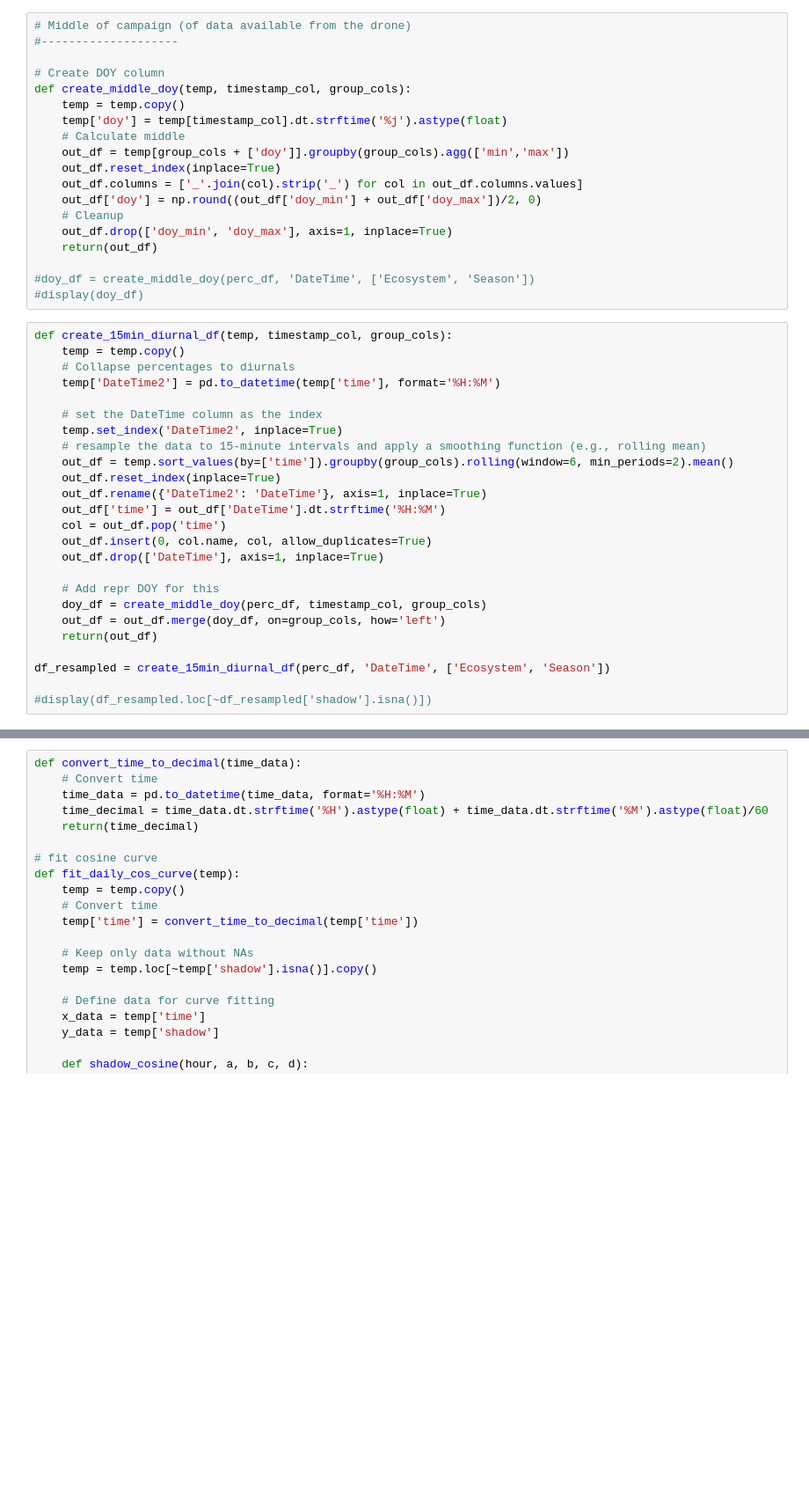
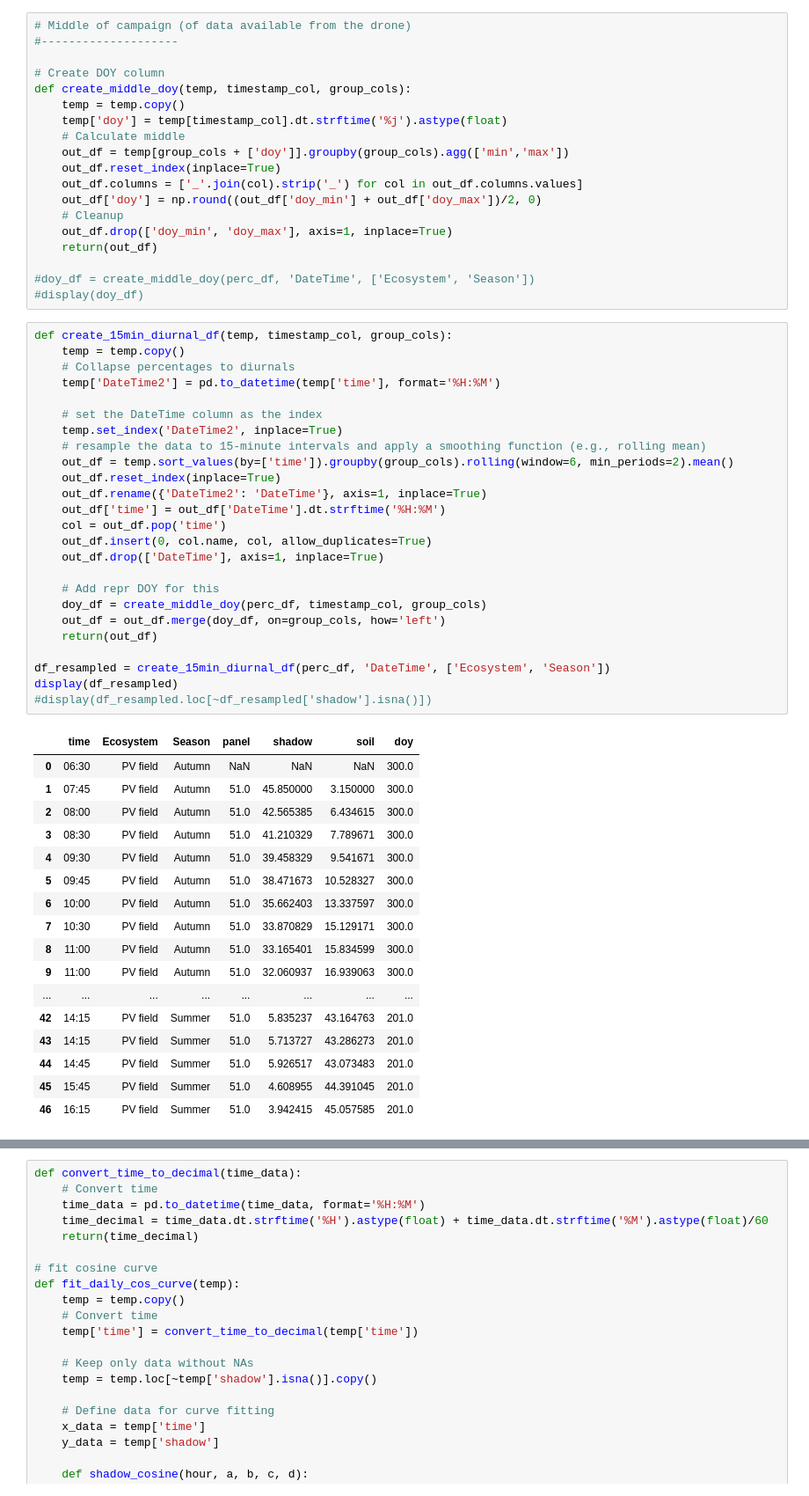
Before and after one commit to rafastern/Dryland_PV_vs_afforestation, a Jupyter notebook: codes/99_Supplement/12_spring_albedo_PV_field.ipynb, the cells around one changed output, grey strips where cells are left out. Shown at 88% size. Drawn from its saved outputs; the diff is of its cells as text; blank space fills up the shorter version.

```diff
--- a/codes/99_Supplement/12_spring_albedo_PV_field.ipynb
+++ b/codes/99_Supplement/12_spring_albedo_PV_field.ipynb
@@ -250,28 +245,46 @@ def create_middle_doy(temp, timestamp_col, group_cols):
 # %%
 def create_15min_diurnal_df(temp, timestamp_col, group_cols):
     temp = temp.copy()
     # Collapse percentages to diurnals
     temp['DateTime2'] = pd.to_datetime(temp['time'], format='%H:%M')
 
     # set the DateTime column as the index
     temp.set_index('DateTime2', inplace=True)
     # resample the data to 15-minute intervals and apply a smoothing function (e.g., rolling mean)
     out_df = temp.sort_values(by=['time']).groupby(group_cols).rolling(window=6, min_periods=2).mean()
     out_df.reset_index(inplace=True)
     out_df.rename({'DateTime2': 'DateTime'}, axis=1, inplace=True)
     out_df['time'] = out_df['DateTime'].dt.strftime('%H:%M')
     col = out_df.pop('time')
     out_df.insert(0, col.name, col, allow_duplicates=True)
     out_df.drop(['DateTime'], axis=1, inplace=True)
 
     # Add repr DOY for this
     doy_df = create_middle_doy(perc_df, timestamp_col, group_cols)
     out_df = out_df.merge(doy_df, on=group_cols, how='left')
     return(out_df)
 
 df_resampled = create_15min_diurnal_df(perc_df, 'DateTime', ['Ecosystem', 'Season'])
-
+display(df_resampled)
 #display(df_resampled.loc[~df_resampled['shadow'].isna()])
+# %% [output]
+|  | time | Ecosystem | Season | panel | shadow | soil | doy |
+| 0 | 06:30 | PV field | Autumn | NaN | NaN | NaN | 300.0 |
+| 1 | 07:45 | PV field | Autumn | 51.0 | 45.850000 | 3.150000 | 300.0 |
+| 2 | 08:00 | PV field | Autumn | 51.0 | 42.565385 | 6.434615 | 300.0 |
+| 3 | 08:30 | PV field | Autumn | 51.0 | 41.210329 | 7.789671 | 300.0 |
+| 4 | 09:30 | PV field | Autumn | 51.0 | 39.458329 | 9.541671 | 300.0 |
+| 5 | 09:45 | PV field | Autumn | 51.0 | 38.471673 | 10.528327 | 300.0 |
+| 6 | 10:00 | PV field | Autumn | 51.0 | 35.662403 | 13.337597 | 300.0 |
+| 7 | 10:30 | PV field | Autumn | 51.0 | 33.870829 | 15.129171 | 300.0 |
+| 8 | 11:00 | PV field | Autumn | 51.0 | 33.165401 | 15.834599 | 300.0 |
+| 9 | 11:00 | PV field | Autumn | 51.0 | 32.060937 | 16.939063 | 300.0 |
+| ... | ... | ... | ... | ... | ... | ... | ... |
+| 42 | 14:15 | PV field | Summer | 51.0 | 5.835237 | 43.164763 | 201.0 |
+| 43 | 14:15 | PV field | Summer | 51.0 | 5.713727 | 43.286273 | 201.0 |
+| 44 | 14:45 | PV field | Summer | 51.0 | 5.926517 | 43.073483 | 201.0 |
+| 45 | 15:45 | PV field | Summer | 51.0 | 4.608955 | 44.391045 | 201.0 |
+| 46 | 16:15 | PV field | Summer | 51.0 | 3.942415 | 45.057585 | 201.0 |
 # %%
 # Show data again for diagnostics
 
```
Also changed, not shown: parts of 10 cells of this notebook.
